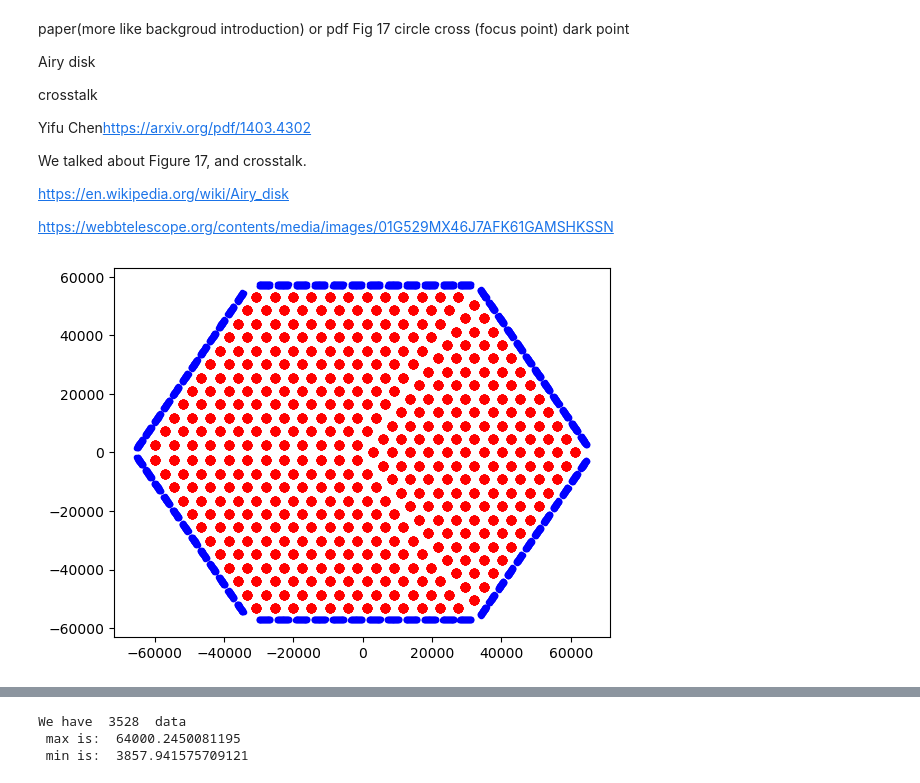
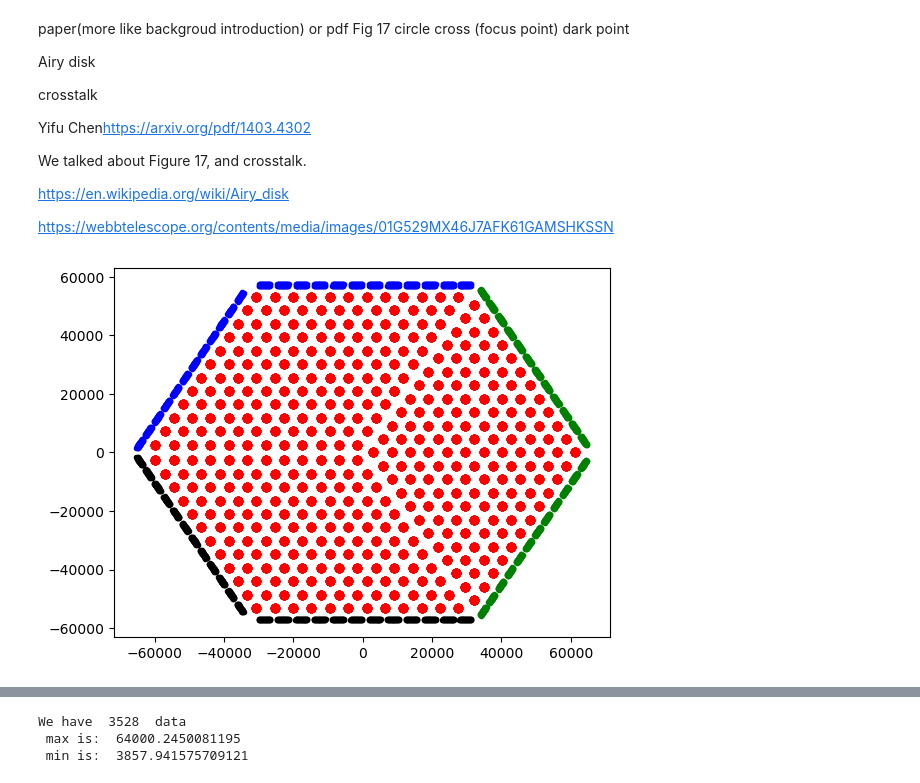
Before and after one commit to ReChen33/QuReseach, a Jupyter notebook: code/wafer/TestWafer.ipynb, the cells around one changed output, grey strips where cells are left out. Cells and saved outputs as stored; diff of their text form; code cells hidden in the pictures.

Commit message:
Edit TestWafer finish function to achieve goal1 reorder the data for goal1 move old data 06/21/24

```diff
--- a/code/wafer/TestWafer.ipynb
+++ b/code/wafer/TestWafer.ipynb
@@ -40,36 +40,62 @@ https://webbtelescope.org/contents/media/images/01G529MX46J7AFK61GAMSHKSSN
 
 import numpy as np
 import matplotlib.pyplot as plt
 from matplotlib import colors
 import pandas as pd
 
 
 #Read the data
 data = pd.read_csv('nist_so_mf_detector_array_padinfo.csv')
 
 #get columns vaule about pixel positon
 pixel_x_center = data['Pixel X center']
 pixel_y_center = data['Pixel Y center']
 
-
-
 # try use same method above by Pad X center,Pad Y center
 pad_x_center = data['Pad X center']
 pad_y_center = data['Pad Y center']
 
-# pad_x_center = pad_x_center[1:3000] #The code see how pad positon data goes
-# pad_y_center = pad_y_center[1:3000]
+pad_x_center_A = []
+pad_y_center_A = []
+PXCB = []
+PYCB = []
+PXCC = []
+PYCC = []
+
+
+for i in range(len(data)):
+
+    if data['Group Section'][i] == 'A':
+
+        pad_x_center_A.append(int(data['Pad X center'][i]))
+        pad_y_center_A.append(int(data['Pad Y center'][i]))
+
+    if data['Group Section'][i] == 'B':
+
+        PXCB.append(int(data['Pad X center'][i]))
+        PYCB.append(int(data['Pad Y center'][i]))
+
+    if data['Group Section'][i] == 'C':
+
+        PXCC.append(int(data['Pad X center'][i]))
+        PYCC.append(int(data['Pad Y center'][i]))
+
+
+#pad_x_center = pad_x_center[100:150] #The code see how pad positon data goes
+#pad_y_center = pad_y_center[100:150]
 
 
 #histogram
 #plt.hist2d(pixel_x_center, pixel_y_center, bins = (100,100), norm=colors.LogNorm())
 plt.scatter(pixel_x_center, pixel_y_center, c='r', marker='o')
-plt.scatter(pad_x_center, pad_y_center, c='b', marker='.')
+plt.scatter(pad_x_center_A, pad_y_center_A, c='b', marker='.')
+plt.scatter(PXCB, PYCB, c='g', marker='.')
+plt.scatter(PXCC, PYCC, c='k', marker='.')
 #colors.LogNorm() normalize a given value to the 0-1 range on a log scale to show the log scale
 # use norm to emphasize the exist value
 
 plt.show()
 
 #this plot show the wafer location in the plot
 # %% [output]
-[figure, old version]
+[figure, new version]
```
Also changed, not shown: parts of 8 cells of this notebook, 34 other files.
